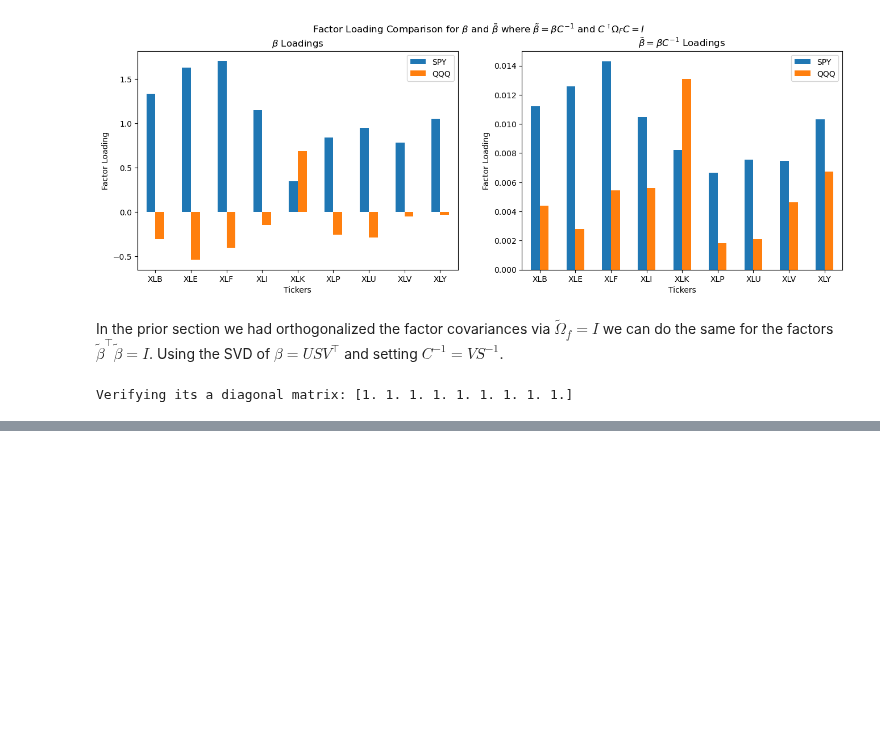
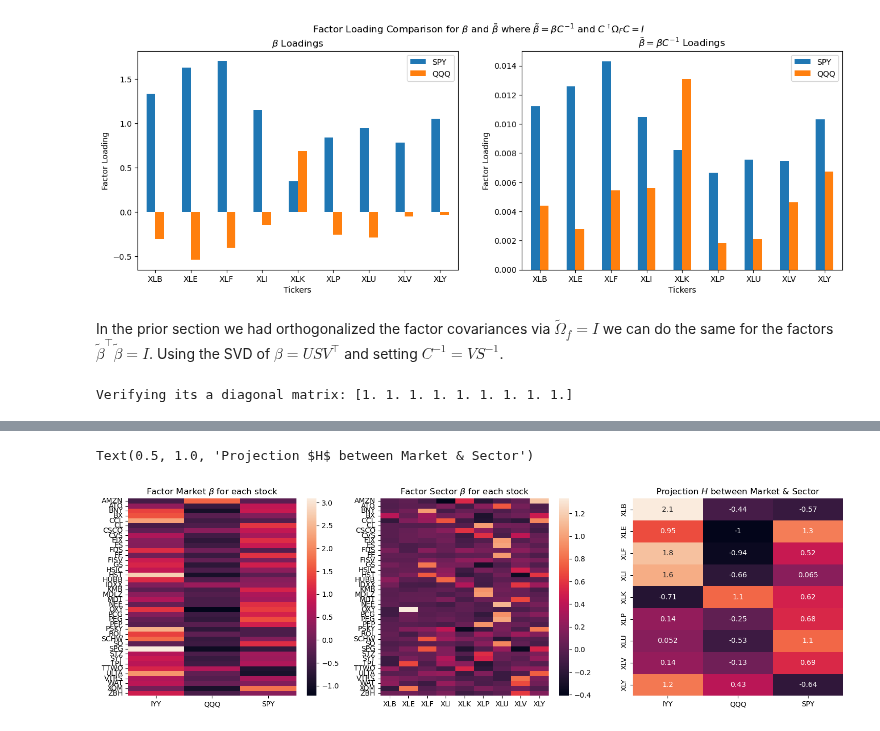
Before and after one commit to diegodalvarez/EQI, a Jupyter notebook: Chapter 4 - Linear Model of Returns.ipynb, the cells around one changed output, grey strips where cells are left out. Drawn from its saved outputs; the diff is of its cells as text; code cells hidden in the pictures; blank space fills up the shorter version.

Commit message:
projection matriz

```diff
--- a/Chapter 4 - Linear Model of Returns.ipynb
+++ b/Chapter 4 - Linear Model of Returns.ipynb
@@ -501,0 +557,47 @@ A:\GitHub\EQI
+# %%
+R = (df_stock_prep
+    .loc[lambda x: x.group == "stock"]
+    .pivot(index = "date", columns = "ticker", values = "rtn"))
+
+market = (df_stock_prep
+    .loc[lambda x: x.group == "market"]
+    .pivot(index = "date", columns = "ticker", values = "rtn"))
+
+sector = (df_stock_prep
+    .loc[lambda x: x.group == "sector"]
+    .pivot(index = "date", columns = "ticker", values = "rtn"))
+
+alpha_market, beta_market = LinearModel().get_linear_coefs(R, market)
+alpha_sector, beta_sector = LinearModel().get_linear_coefs(R, sector)
+# %%
+H = np.linalg.inv(beta_sector.T @ beta_sector) @ beta_sector.T @ beta_market
+g = market @ H.T
+# %%
+fig, axes = plt.subplots(ncols = 3, figsize = (18,5))
+
+sns.heatmap(
+    beta_market,
+    xticklabels = market.columns,
+    yticklabels = R.columns,
+    ax          = axes[0])
+
+sns.heatmap(
+    beta_sector,
+    xticklabels = sector.columns,
+    yticklabels = R.columns,
+    ax          = axes[1])
+
+sns.heatmap(
+    H,
+    xticklabels = market.columns,
+    yticklabels = sector.columns,
+    ax          = axes[2],
+    annot       = True,
+    cbar        = False)
+
+axes[0].set_title(r"Factor Market $\beta$ for each stock")
+axes[1].set_title(r"Factor Sector $\beta$ for each stock")
+axes[2].set_title(r"Projection $H$ between Market & Sector")
+# %% [output]
+Text(0.5, 1.0, 'Projection $H$ between Market & Sector')
+[figure, added]
```
Also changed, not shown: parts of 7 cells of this notebook.
